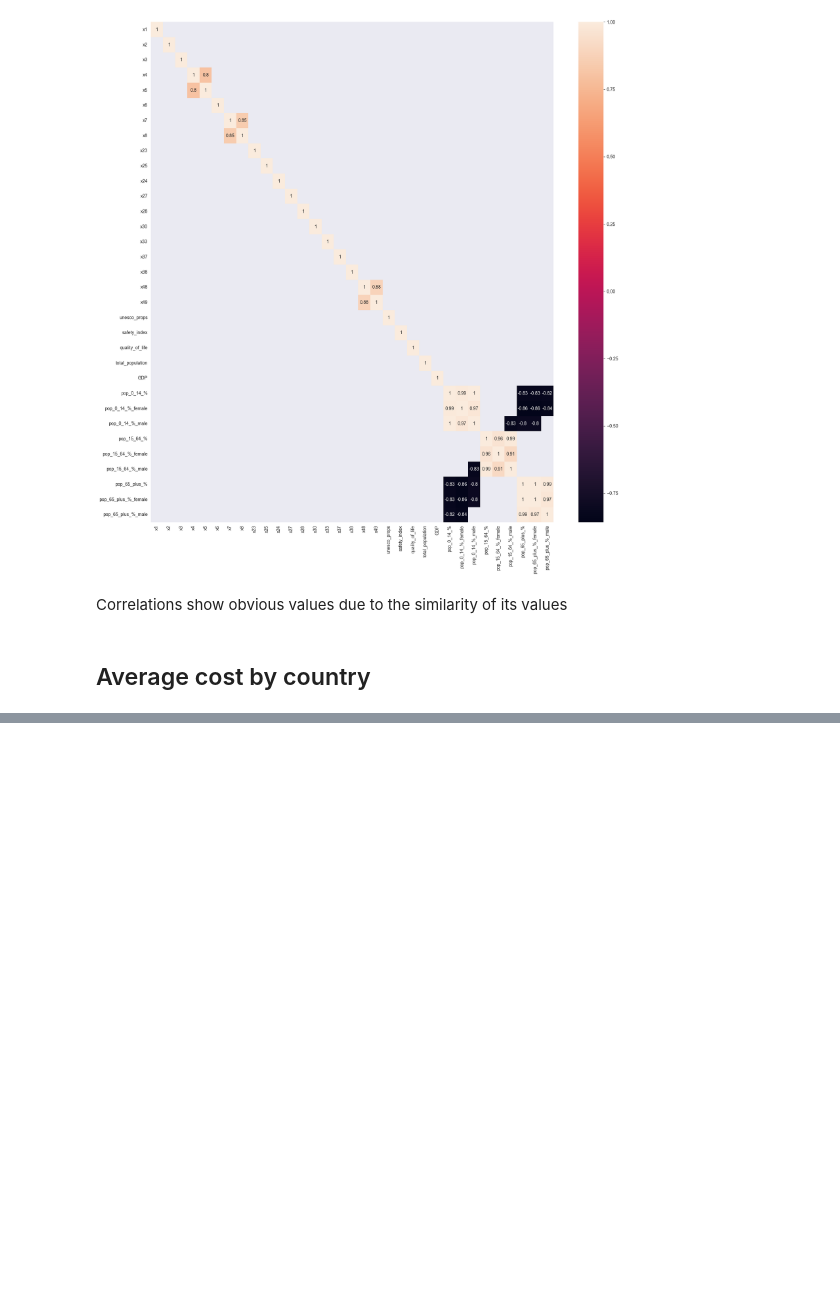
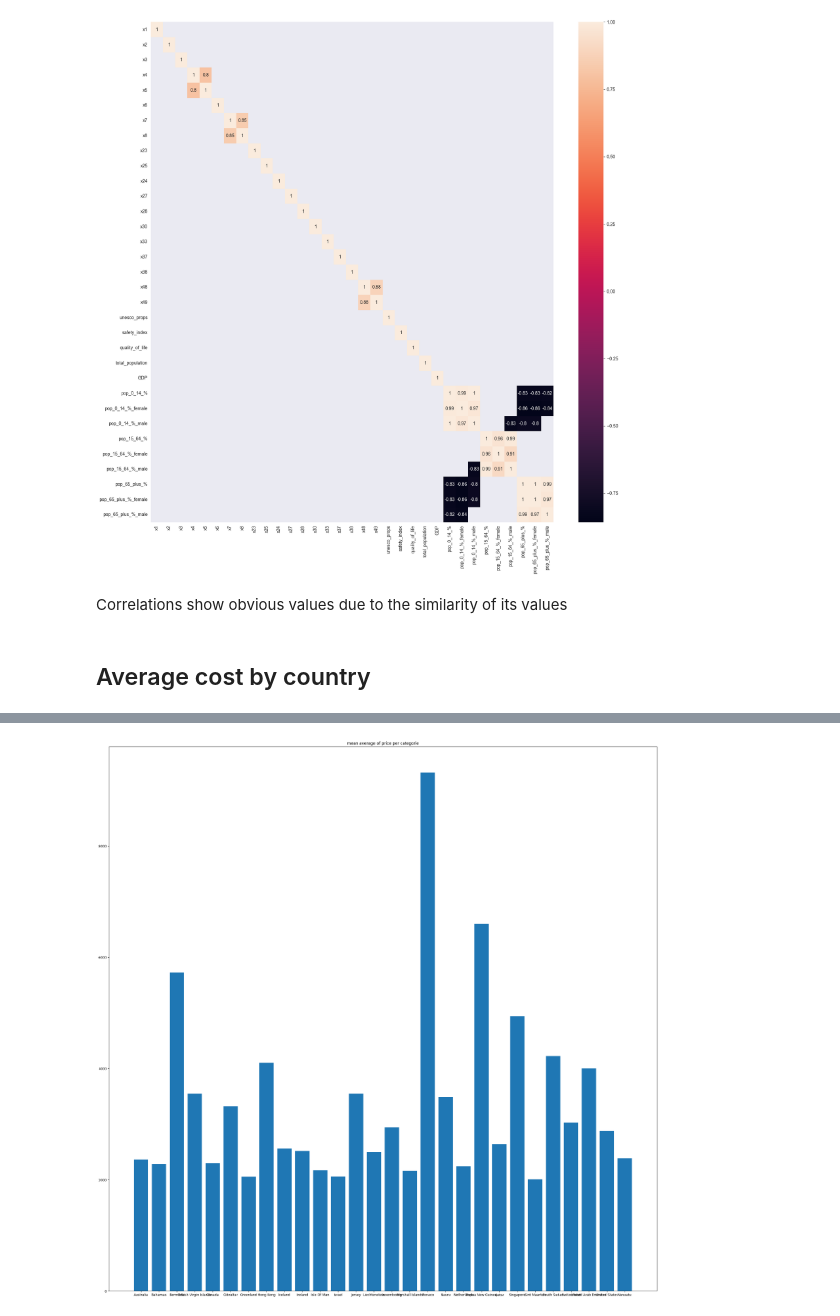
Before and after one commit to Sircarrasco/VAD.PROJETO, a Jupyter notebook: src/tst/dataset_analysis.ipynb, the cells around one changed output, grey strips where cells are left out. Drawn from its saved outputs; the diff is of its cells as text; code cells hidden in the pictures; blank space fills up the shorter version.

```diff
--- a/src/tst/dataset_analysis.ipynb
+++ b/src/tst/dataset_analysis.ipynb
@@ -292,0 +184,22 @@ fig.show()
+# %%
+# plot the mean of each country
+# create a list of values to plot
+aux = data.loc[data["Average_cost"] > 2000]
+values = aux["Average_cost"]
+
+# create a list of labels for each value
+labels = aux.country
+
+#
+plt.figure(figsize=(30, 30))
+
+# create a bar plot
+plt.bar(labels, values)
+
+# add a title to the chart
+plt.title('mean average of price per categorie')
+
+# show the chart
+plt.show()
+# %% [output]
+[figure, added]
```
Also changed, not shown: parts of 22 cells of this notebook, 1 other file.
